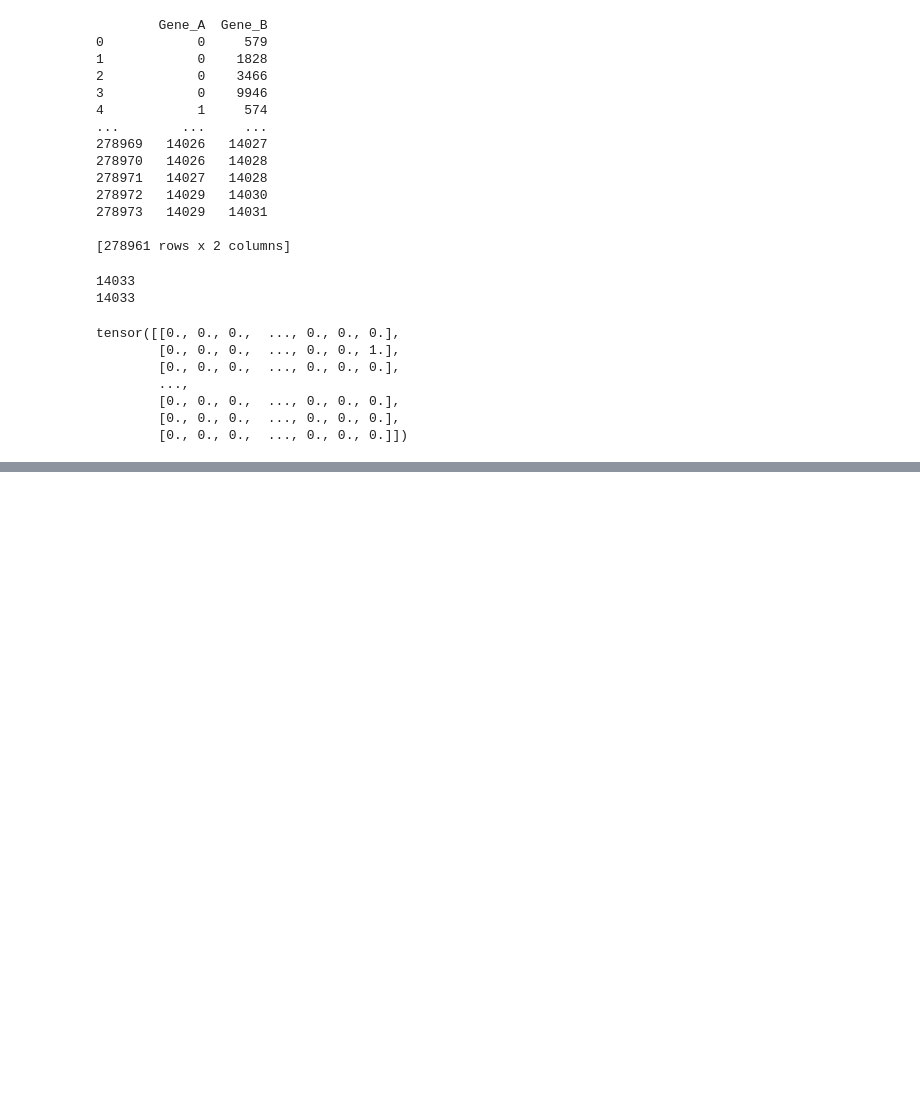
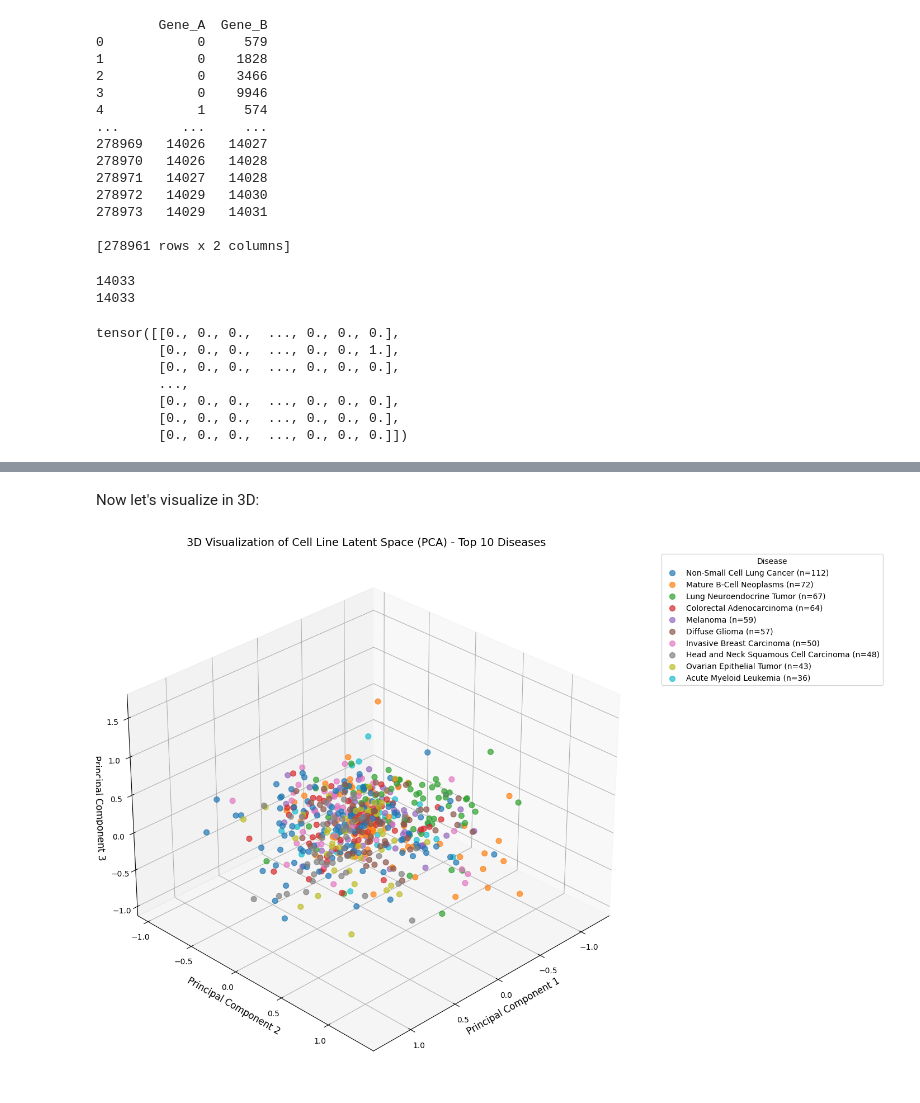
Before and after one commit to jovanafilipovic1/HetGNN, a Jupyter notebook: preprocessing_notebook.ipynb, the cells around one changed output, grey strips where cells are left out. Cells and saved outputs as stored; diff of their text form; code cells hidden in the pictures; blank space fills up the shorter version.

```diff
--- a/preprocessing_notebook.ipynb
+++ b/preprocessing_notebook.ipynb
@@ -458,0 +1244,63 @@ tensor([[10241,     7,     9,  ..., 10237,  2046, 10239],
+# %% [markdown]
+Now let's visualize in 3D:
+# %%
+import matplotlib.pyplot as plt
+from mpl_toolkits.mplot3d import Axes3D
+from sklearn.decomposition import PCA
+
+# --- Extract latent feature columns ---
+latent_columns = [col for col in merged_df.columns if col.startswith('Latent')]
+X = merged_df[latent_columns].values
+
+# --- Perform PCA to reduce to 3 dimensions ---
+pca = PCA(n_components=3)  # Change to 3 components
+X_reduced = pca.fit_transform(X)
+
+# Add the reduced dimensions to the dataframe for plotting
+merged_df['PC1'] = X_reduced[:, 0]
+merged_df['PC2'] = X_reduced[:, 1]
+merged_df['PC3'] = X_reduced[:, 2]  # Add the third dimension
+
+# Get the counts of each disease type
+disease_counts = merged_df['OncotreePrimaryDisease'].value_counts()
+
+# Get the names of the top 10 most frequent diseases
+top_10_diseases = disease_counts.nlargest(10).index.tolist()
+
+# Filter the dataframe to only include the top 10 diseases
+filtered_df = merged_df[merged_df['OncotreePrimaryDisease'].isin(top_10_diseases)]
+
+# Create a colormap with 10 distinct colors
+cmap = plt.cm.get_cmap('tab10', 10)
+
+# Create a dictionary mapping each disease to a unique color
+disease_color = {disease: cmap(i) for i, disease in enumerate(top_10_diseases)}
+
+# Create 3D plot
+fig = plt.figure(figsize=(14, 10))
+ax = fig.add_subplot(111, projection='3d')
+
+# Plot each disease category separately
+for i, disease in enumerate(top_10_diseases):
+    subset = filtered_df[filtered_df['OncotreePrimaryDisease'] == disease]
+    count = len(subset)
+    ax.scatter(subset['PC1'], subset['PC2'], subset['PC3'],
+               label=f"{disease} (n={count})",
+               color=disease_color[disease],
+               s=50, alpha=0.7)
+
+# Set labels and title
+ax.set_xlabel('Principal Component 1', fontsize=12)
+ax.set_ylabel('Principal Component 2', fontsize=12)
+ax.set_zlabel('Principal Component 3', fontsize=12)
+ax.set_title('3D Visualization of Cell Line Latent Space (PCA) - Top 10 Diseases', fontsize=14)
+
+# Add legend
+ax.legend(title='Disease', bbox_to_anchor=(1.05, 1), loc='upper left')
+
+# Improve the view
+ax.view_init(elev=30, azim=45)  # Adjust the viewing angle
+plt.tight_layout()
+plt.show()
+# %% [output]
+[figure, added]
```
Also changed, not shown: parts of 64 cells of this notebook, 8 other files.
